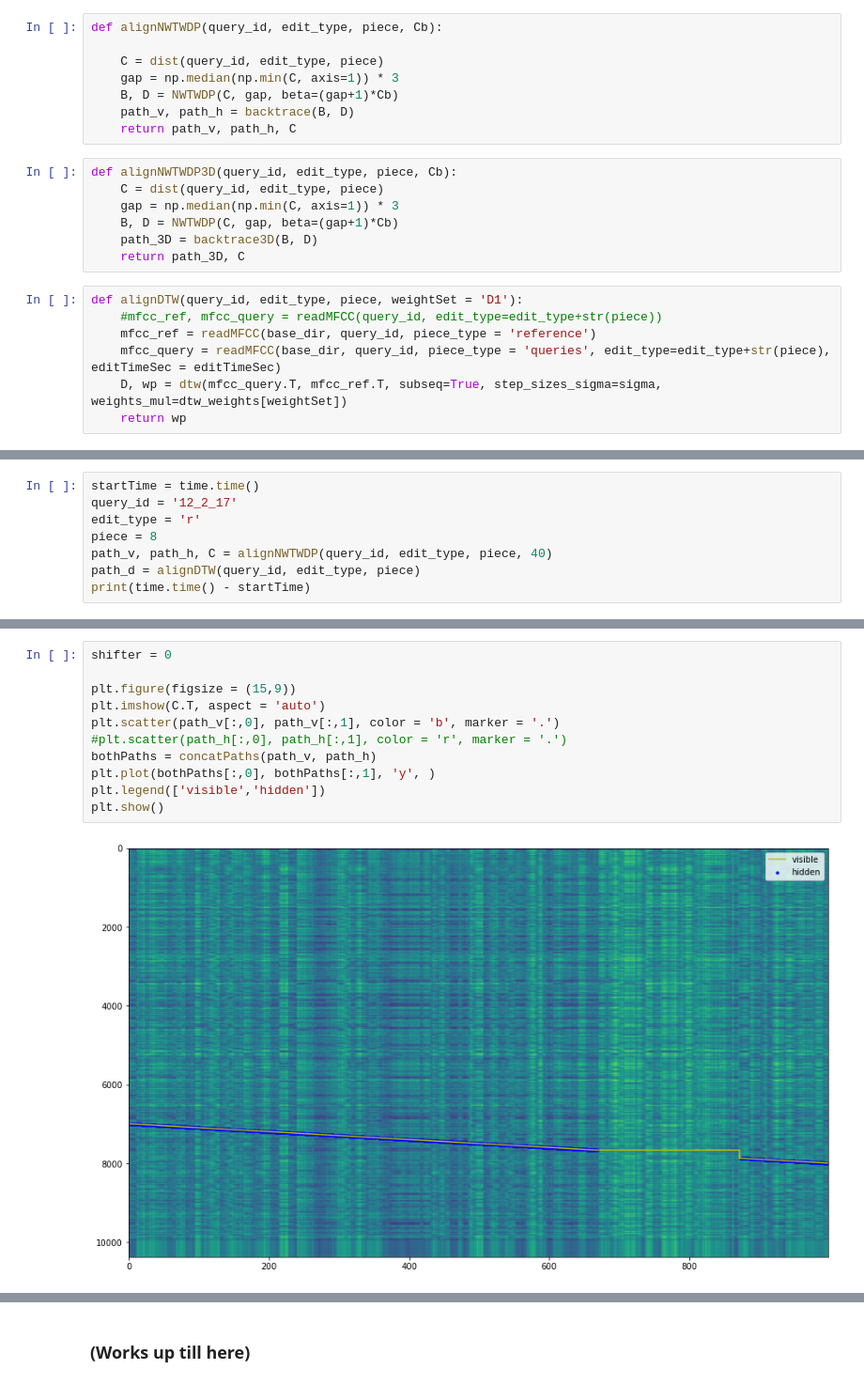
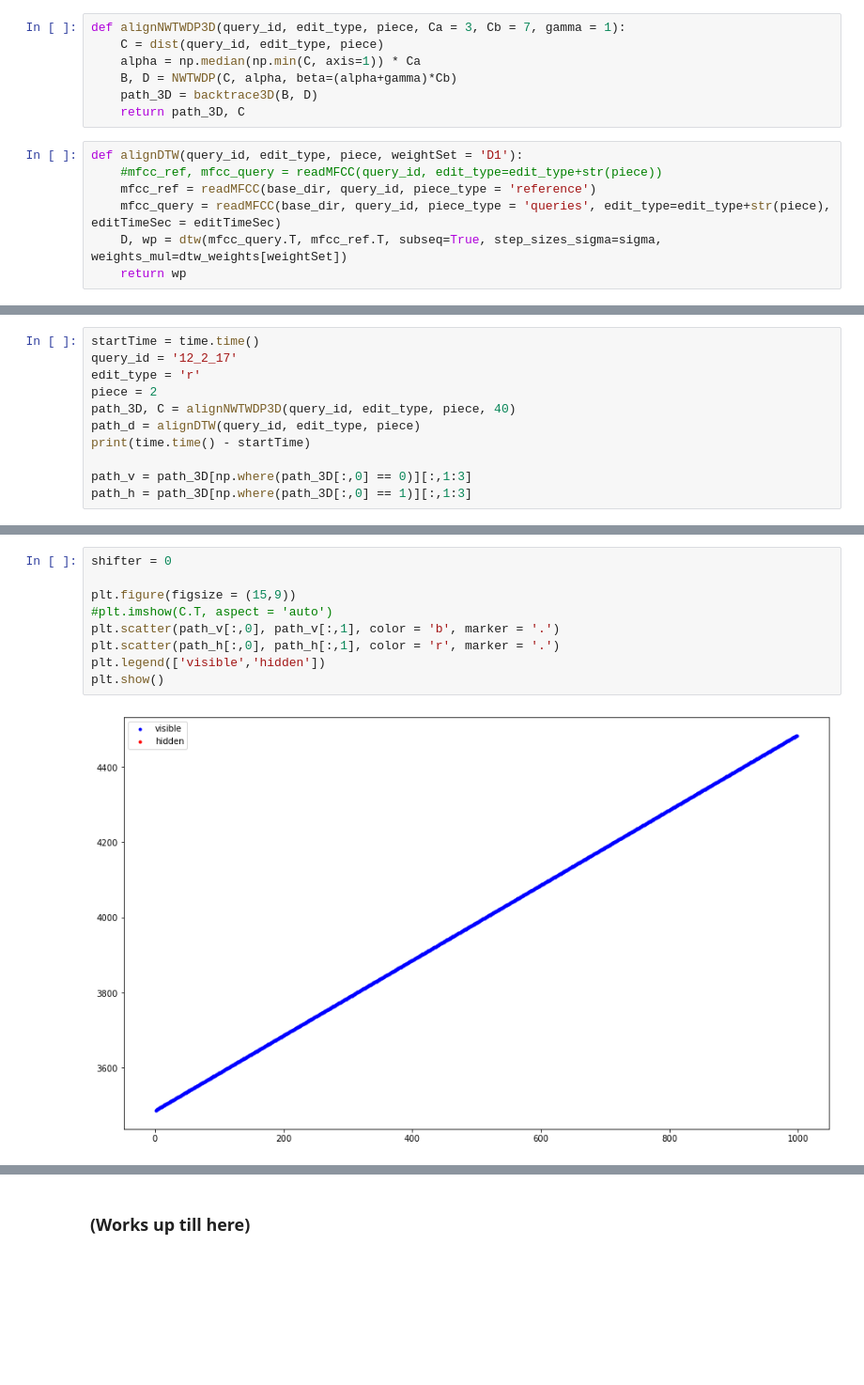
Before and after one commit to HMC-MIR/HSTW, a Jupyter notebook: HPTWAlign.ipynb, the cells around one changed output, grey strips where cells are left out. Shown at 94% size. Cells and saved outputs as stored; diff of their text form; blank space fills up the shorter version.

```diff
--- a/HPTWAlign.ipynb
+++ b/HPTWAlign.ipynb
@@ -193,20 +87,12 @@ def backtrace3D(B, D):
             r -= 1
     return np.asarray(path_3D)
 # %%
-def alignNWTWDP(query_id, edit_type, piece, Cb):
-
+def alignNWTWDP3D(query_id, edit_type, piece, Ca = 3, Cb = 7, gamma = 1):
     C = dist(query_id, edit_type, piece)
-    gap = np.median(np.min(C, axis=1)) * 3
-    B, D = NWTWDP(C, gap, beta=(gap+1)*Cb)
-    path_v, path_h = backtrace(B, D)
-    return path_v, path_h, C
+    alpha = np.median(np.min(C, axis=1)) * Ca
+    B, D = NWTWDP(C, alpha, beta=(alpha+gamma)*Cb)
+    path_3D = backtrace3D(B, D)
+    return path_3D, C
-# %%
-def alignNWTWDP3D(query_id, edit_type, piece, Cb):
-    C = dist(query_id, edit_type, piece)
-    gap = np.median(np.min(C, axis=1)) * 3
-    B, D = NWTWDP(C, gap, beta=(gap+1)*Cb)
-    path_3D = backtrace3D(B, D)
-    return path_3D, C
 # %%
 def alignDTW(query_id, edit_type, piece, weightSet = 'D1'):
     #mfcc_ref, mfcc_query = readMFCC(query_id, edit_type=edit_type+str(piece))
@@ -229,8 +104,11 @@ def concatPaths(path_v, path_h):
 startTime = time.time()
 query_id = '12_2_17'
 edit_type = 'r'
-piece = 8
-path_v, path_h, C = alignNWTWDP(query_id, edit_type, piece, 40)
+piece = 2
+path_3D, C = alignNWTWDP3D(query_id, edit_type, piece, 40)
 path_d = alignDTW(query_id, edit_type, piece)
 print(time.time() - startTime)
+
+path_v = path_3D[np.where(path_3D[:,0] == 0)][:,1:3]
+path_h = path_3D[np.where(path_3D[:,0] == 1)][:,1:3]
 # %% [output]
@@ -248,14 +116,12 @@ print(time.time() - startTime)
 # %%
 shifter = 0
 
 plt.figure(figsize = (15,9))
-plt.imshow(C.T, aspect = 'auto')
+#plt.imshow(C.T, aspect = 'auto')
 plt.scatter(path_v[:,0], path_v[:,1], color = 'b', marker = '.')
-#plt.scatter(path_h[:,0], path_h[:,1], color = 'r', marker = '.')
-bothPaths = concatPaths(path_v, path_h)
-plt.plot(bothPaths[:,0], bothPaths[:,1], 'y', )
+plt.scatter(path_h[:,0], path_h[:,1], color = 'r', marker = '.')
 plt.legend(['visible','hidden'])
 plt.show()
 # %% [output]
-[figure, old version]
+[figure, new version]
 # %%
```
Also changed, not shown: parts of 9 cells of this notebook, 2 other files.
